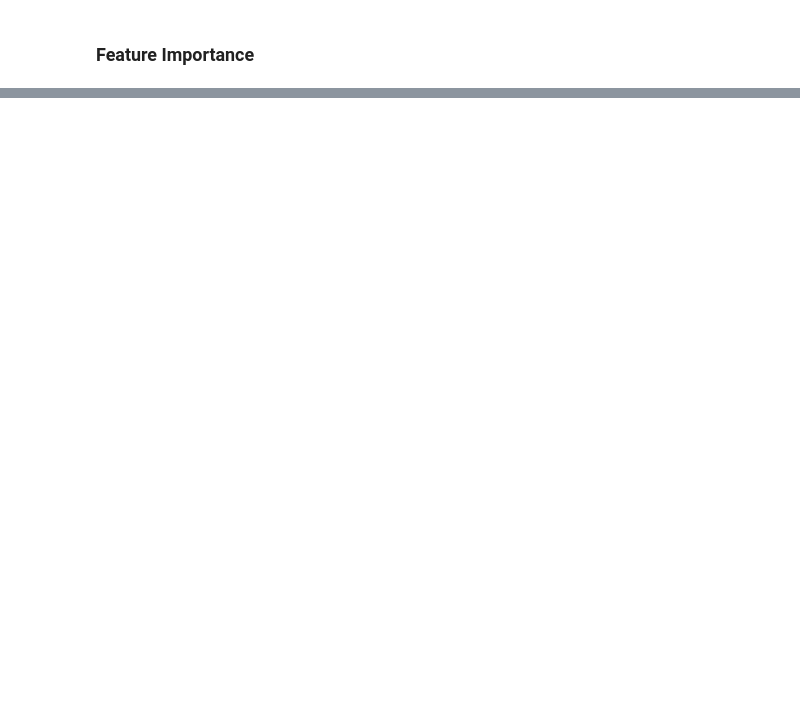
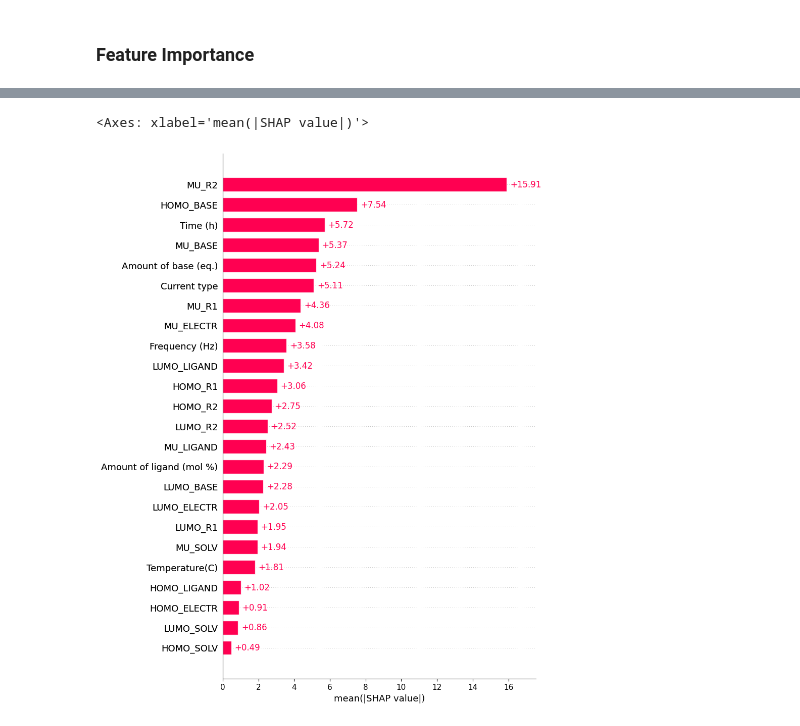
Before and after one commit to marya-ru/electrocatalysis, a Jupyter notebook: notebooks/train_models.ipynb, the cells around one changed output, grey strips where cells are left out. Drawn from its saved outputs; the diff is of its cells as text; code cells hidden in the pictures; blank space fills up the shorter version.

```diff
--- a/notebooks/train_models.ipynb
+++ b/notebooks/train_models.ipynb
@@ -397,0 +414,6 @@ plt.savefig('../reports/RF_feature_importances.svg', format='svg', dpi=1200)
+# %%
+shap.plots.bar(shap_values, max_display=30, show=False)
+#plt.savefig('../reports/Average_SHAP_values.svg', format='svg')
+# %% [output]
+<Axes: xlabel='mean(|SHAP value|)'>
+[figure, added]
```
Also changed, not shown: parts of 16 cells of this notebook, 8 other files.
